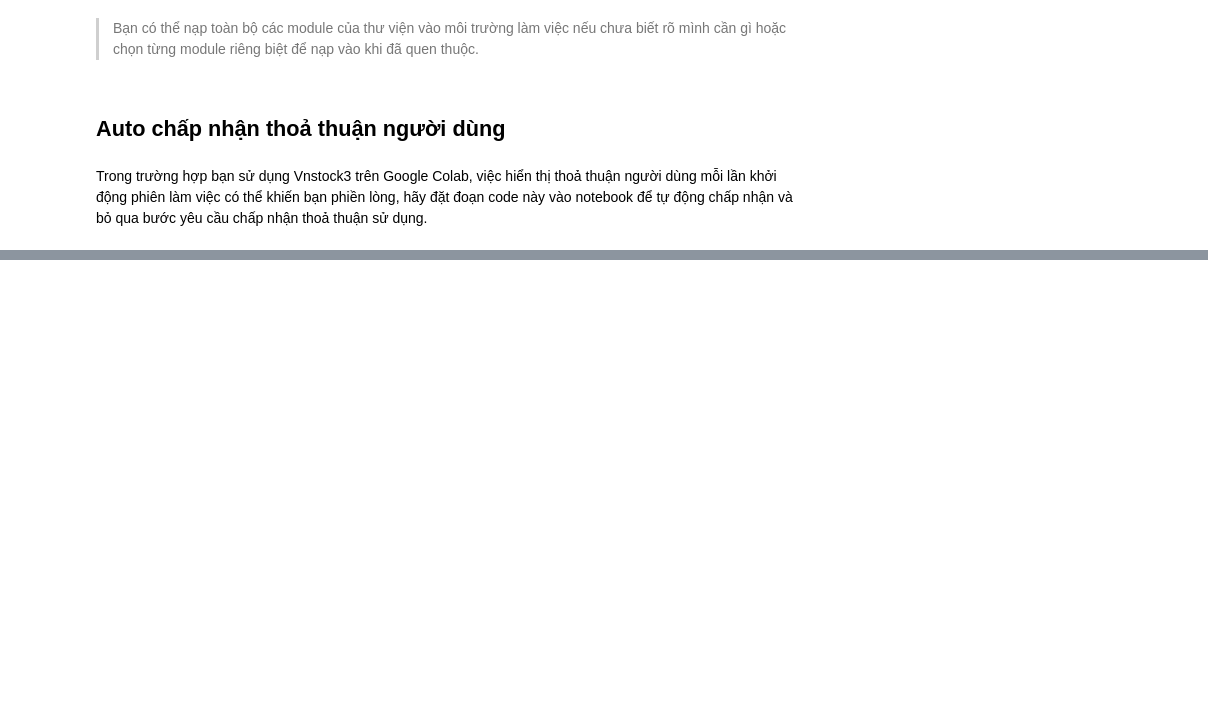
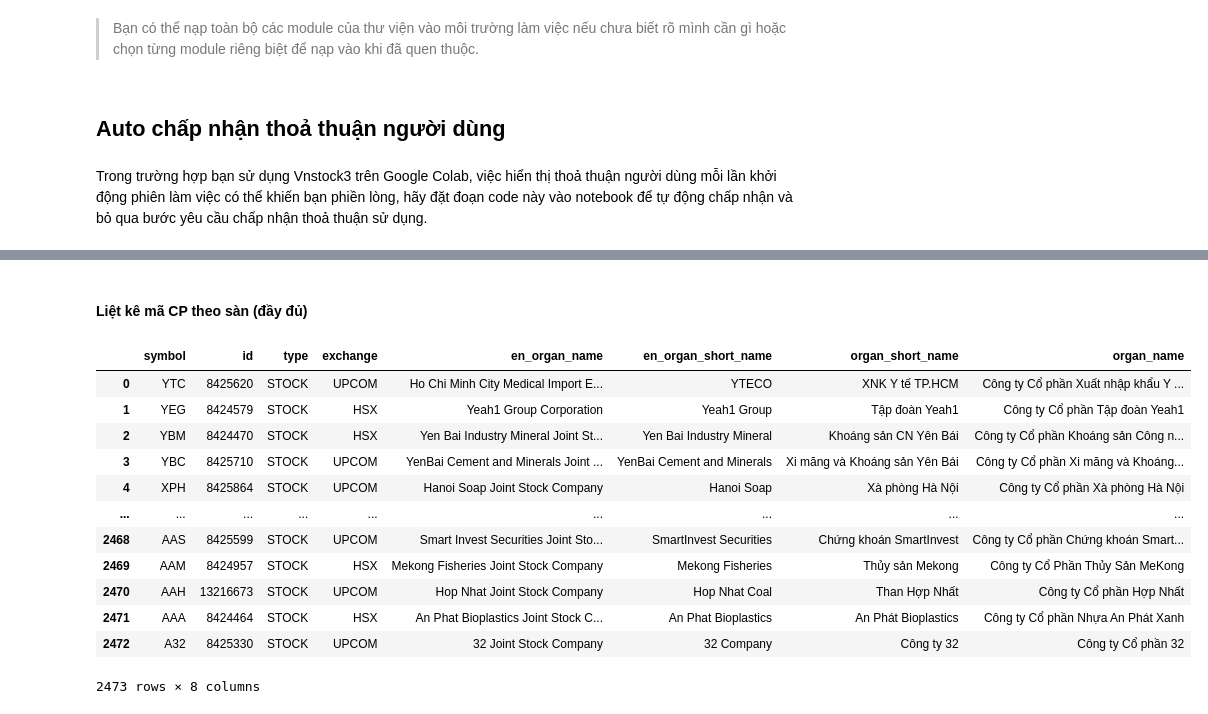
Before and after one commit to thinh-vu/vnstock, a Jupyter notebook: docs/vnstock3_demo.ipynb, the cells around one changed output, grey strips where cells are left out. Cells and saved outputs as stored; diff of their text form; code cells hidden in the pictures; blank space fills up the shorter version.

```diff
--- a/docs/vnstock3_demo.ipynb
+++ b/docs/vnstock3_demo.ipynb
@@ -24,0 +29,4 @@ if "ACCEPT_TC" not in os.environ:
+# %%
+# Khởi tạo đối tượng stock để dùng cho tất cả thao tác truy xuất dữ liệu chứng khoán về sau
+from vnstock3 import Vnstock
+stock = Vnstock().stock(symbol='VN30F1M', source='VCI')
@@ -24,0 +54,19 @@ if "ACCEPT_TC" not in os.environ:
+# %% [markdown]
+#### Liệt kê mã CP theo sàn (đầy đủ)
+# %%
+# Dữ liệu bao gồm tất cả các mã không kể đang niêm yết hay không
+stock.listing.symbols_by_exchange()
+# %% [output]
+|  | symbol | id | type | exchange | en_organ_name | en_organ_short_name | organ_short_name | organ_name |
+| 0 | YTC | 8425620 | STOCK | UPCOM | Ho Chi Minh City Medical Import E... | YTECO | XNK Y tế TP.HCM | Công ty Cổ phần Xuất nhập khẩu Y ... |
+| 1 | YEG | 8424579 | STOCK | HSX | Yeah1 Group Corporation | Yeah1 Group | Tập đoàn Yeah1 | Công ty Cổ phần Tập đoàn Yeah1 |
+| 2 | YBM | 8424470 | STOCK | HSX | Yen Bai Industry Mineral Joint St... | Yen Bai Industry Mineral | Khoáng sản CN Yên Bái | Công ty Cổ phần Khoáng sản Công n... |
+| 3 | YBC | 8425710 | STOCK | UPCOM | YenBai Cement and Minerals Joint ... | YenBai Cement and Minerals | Xi măng và Khoáng sản Yên Bái | Công ty Cổ phần Xi măng và Khoáng... |
+| 4 | XPH | 8425864 | STOCK | UPCOM | Hanoi Soap Joint Stock Company | Hanoi Soap | Xà phòng Hà Nội | Công ty Cổ phần Xà phòng Hà Nội |
+| ... | ... | ... | ... | ... | ... | ... | ... | ... |
+| 2468 | AAS | 8425599 | STOCK | UPCOM | Smart Invest Securities Joint Sto... | SmartInvest Securities | Chứng khoán SmartInvest | Công ty Cổ phần Chứng khoán Smart... |
+| 2469 | AAM | 8424957 | STOCK | HSX | Mekong Fisheries Joint Stock Company | Mekong Fisheries | Thủy sản Mekong | Công ty Cổ Phần Thủy Sản MeKong |
+| 2470 | AAH | 13216673 | STOCK | UPCOM | Hop Nhat Joint Stock Company | Hop Nhat Coal | Than Hợp Nhất | Công ty Cổ phần Hợp Nhất |
+| 2471 | AAA | 8424464 | STOCK | HSX | An Phat Bioplastics Joint Stock C... | An Phat Bioplastics | An Phát Bioplastics | Công ty Cổ phần Nhựa An Phát Xanh |
+| 2472 | A32 | 8425330 | STOCK | UPCOM | 32 Joint Stock Company | 32 Company | Công ty 32 | Công ty Cổ phần 32 |
+2473 rows × 8 columns
```
Also changed, not shown: parts of 18 cells of this notebook, 53 other files.
